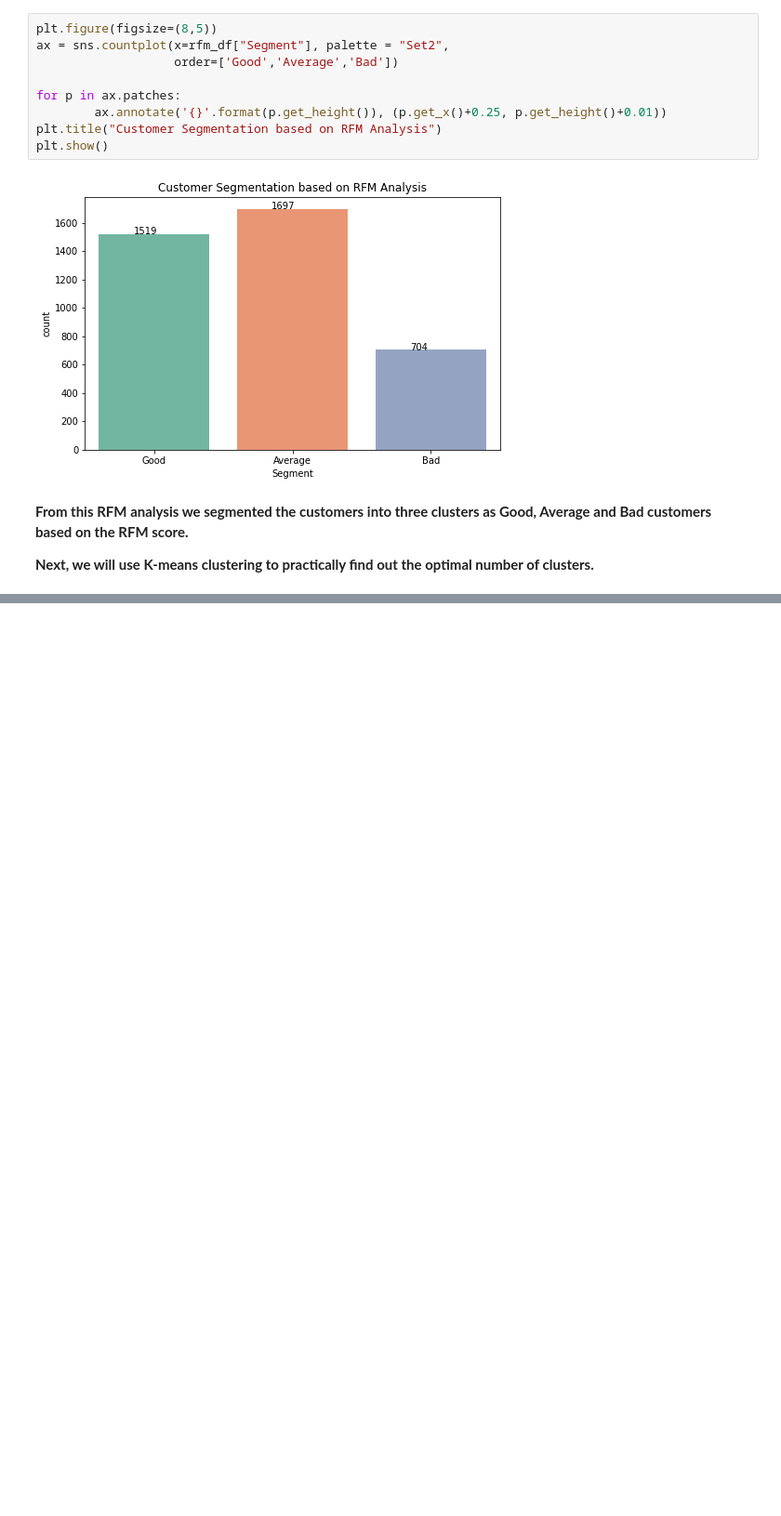
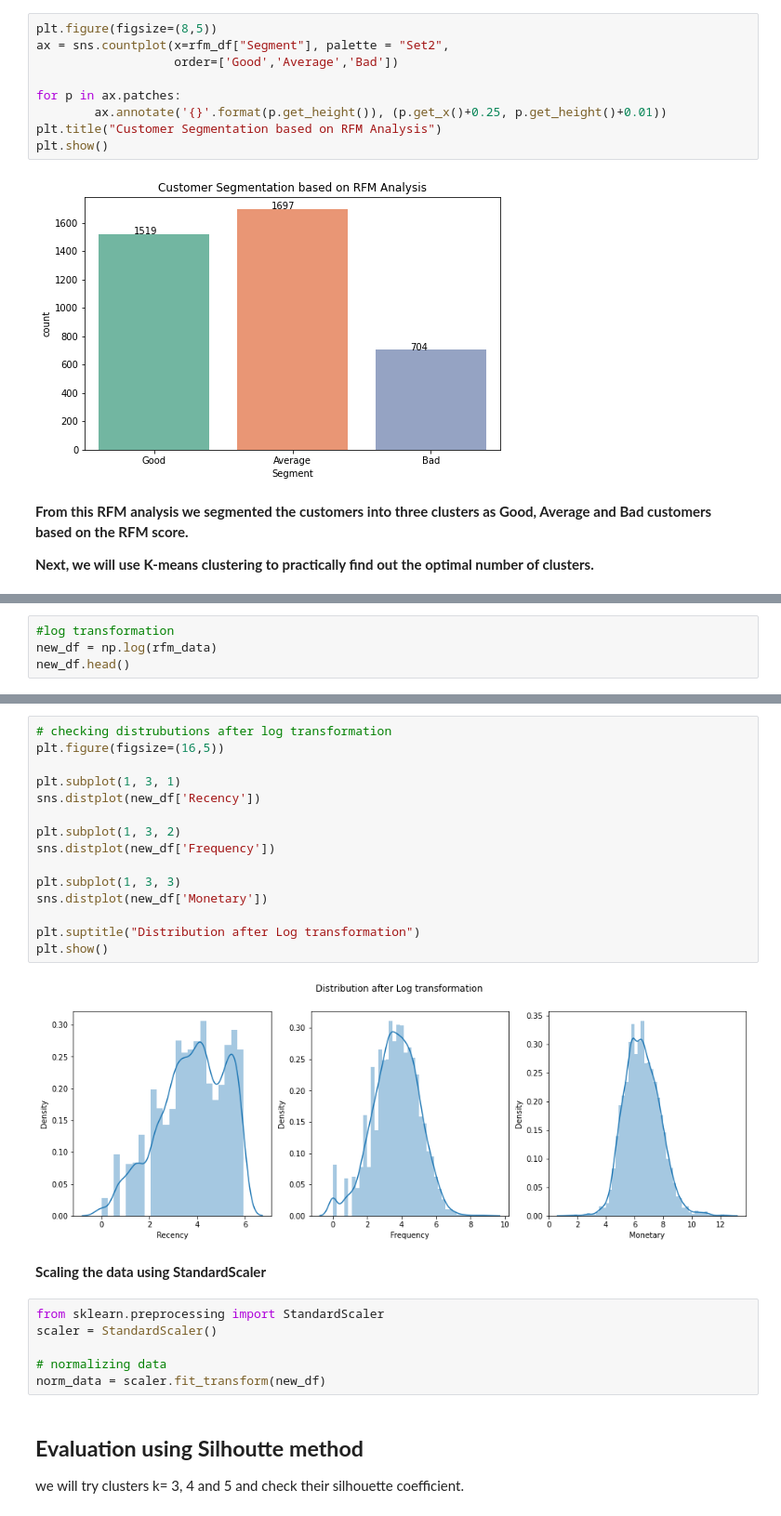
Before and after one commit to harishgawade1999/Online-Retail-Customer-Segmentation, a Jupyter notebook: Harish_Online_Retail_Customer_Segmentation_Capstone_Project.ipynb, the cells around one changed output, grey strips where cells are left out. Shown at 93% size. Cells and saved outputs as stored; diff of their text form; blank space fills up the shorter version.

```diff
--- a/Harish_Online_Retail_Customer_Segmentation_Capstone_Project.ipynb
+++ b/Harish_Online_Retail_Customer_Segmentation_Capstone_Project.ipynb
@@ -734,0 +754,4 @@ plt.show()
+# %%
+#log transformation
+new_df = np.log(rfm_data)
+new_df.head()
@@ -734,0 +766,29 @@ plt.show()
+# %%
+# checking distrubutions after log transformation
+plt.figure(figsize=(16,5))
+
+plt.subplot(1, 3, 1)
+sns.distplot(new_df['Recency'])
+
+plt.subplot(1, 3, 2)
+sns.distplot(new_df['Frequency'])
+
+plt.subplot(1, 3, 3)
+sns.distplot(new_df['Monetary'])
+
+plt.suptitle("Distribution after Log transformation")
+plt.show()
+# %% [output]
+[figure, added]
+# %% [markdown]
+**Scaling the data using StandardScaler**
+# %%
+from sklearn.preprocessing import StandardScaler
+scaler = StandardScaler()
+
+# normalizing data
+norm_data = scaler.fit_transform(new_df)
+# %% [markdown]
+## **Evaluation using Silhoutte method**
+
+we will try clusters k= 3, 4 and 5 and check their silhouette coefficient.
```
Also changed, not shown: parts of 13 cells of this notebook.
